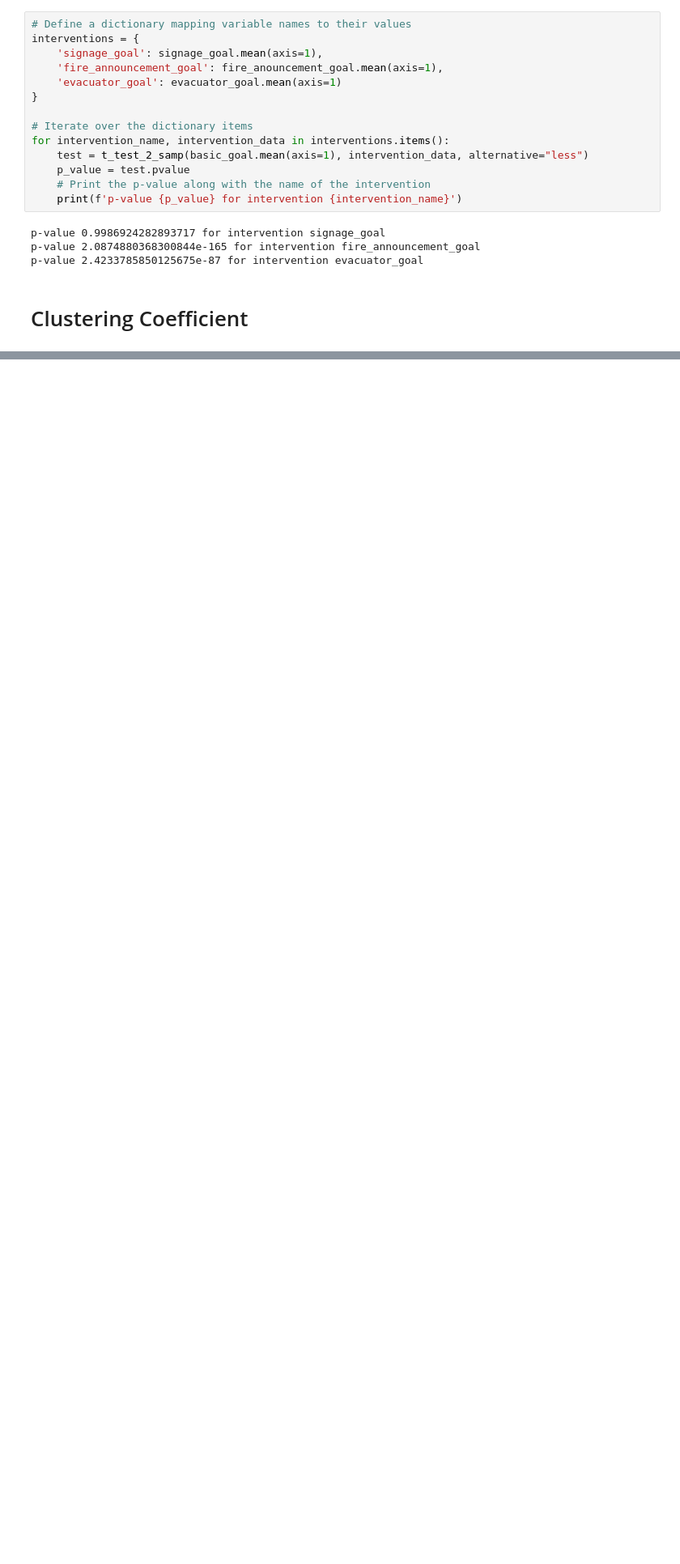
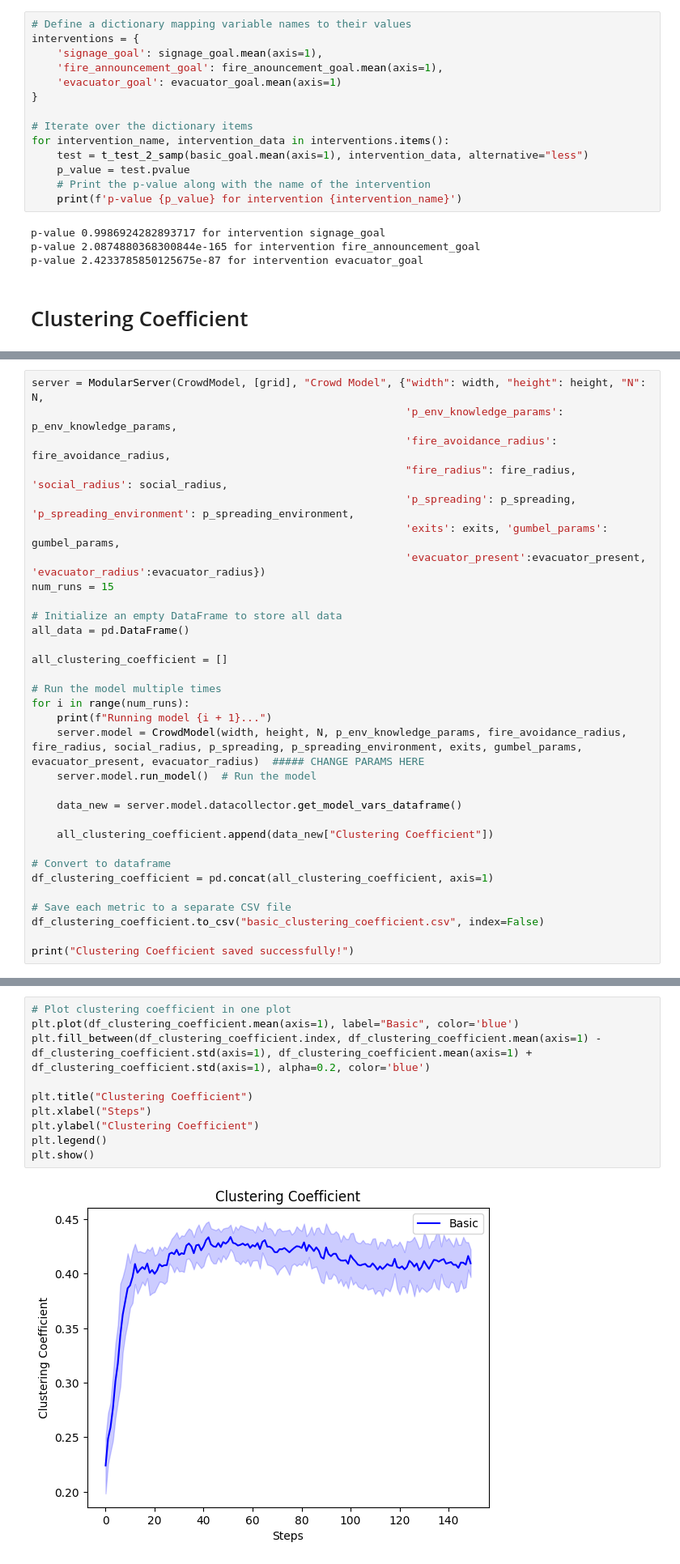
Before and after one commit to LoesBijman/agent_based_modeling, a Jupyter notebook: social_force/sf_experiments.ipynb, the cells around one changed output, grey strips where cells are left out. Shown at 81% size. Drawn from its saved outputs; the diff is of its cells as text; blank space fills up the shorter version.

Commit message:
CC run and plot

```diff
--- a/social_force/sf_experiments.ipynb
+++ b/social_force/sf_experiments.ipynb
@@ -877,0 +879,32 @@ p-value 2.4233785850125675e-87 for intervention evacuator_goal
+# %%
+server = ModularServer(CrowdModel, [grid], "Crowd Model", {"width": width, "height": height, "N": N,
+														   'p_env_knowledge_params': p_env_knowledge_params,
+														   'fire_avoidance_radius': fire_avoidance_radius,
+														   "fire_radius": fire_radius, 'social_radius': social_radius,
+														   'p_spreading': p_spreading, 'p_spreading_environment': p_spreading_environment,
+														   'exits': exits, 'gumbel_params': gumbel_params,
+														   'evacuator_present':evacuator_present, 'evacuator_radius':evacuator_radius})
+num_runs = 15
+
+# Initialize an empty DataFrame to store all data
+all_data = pd.DataFrame()
+
+all_clustering_coefficient = []
+
+# Run the model multiple times
+for i in range(num_runs):
+	print(f"Running model {i + 1}...")
+	server.model = CrowdModel(width, height, N, p_env_knowledge_params, fire_avoidance_radius, fire_radius, social_radius, p_spreading, p_spreading_environment, exits, gumbel_params, evacuator_present, evacuator_radius)  ##### CHANGE PARAMS HERE
+	server.model.run_model()  # Run the model
+
+	data_new = server.model.datacollector.get_model_vars_dataframe()
+
+	all_clustering_coefficient.append(data_new["Clustering Coefficient"])
+
+# Convert to dataframe
+df_clustering_coefficient = pd.concat(all_clustering_coefficient, axis=1)
+
+# Save each metric to a separate CSV file
+df_clustering_coefficient.to_csv("basic_clustering_coefficient.csv", index=False)
+
+print("Clustering Coefficient saved successfully!")
@@ -877,0 +947,12 @@ p-value 2.4233785850125675e-87 for intervention evacuator_goal
+# %%
+# Plot clustering coefficient in one plot
+plt.plot(df_clustering_coefficient.mean(axis=1), label="Basic", color='blue')
+plt.fill_between(df_clustering_coefficient.index, df_clustering_coefficient.mean(axis=1) - df_clustering_coefficient.std(axis=1), df_clustering_coefficient.mean(axis=1) + df_clustering_coefficient.std(axis=1), alpha=0.2, color='blue')
+
+plt.title("Clustering Coefficient")
+plt.xlabel("Steps")
+plt.ylabel("Clustering Coefficient")
+plt.legend()
+plt.show()
+# %% [output]
+[figure, added]
```
Also changed, not shown: parts of 5 cells of this notebook, 6 other files.
